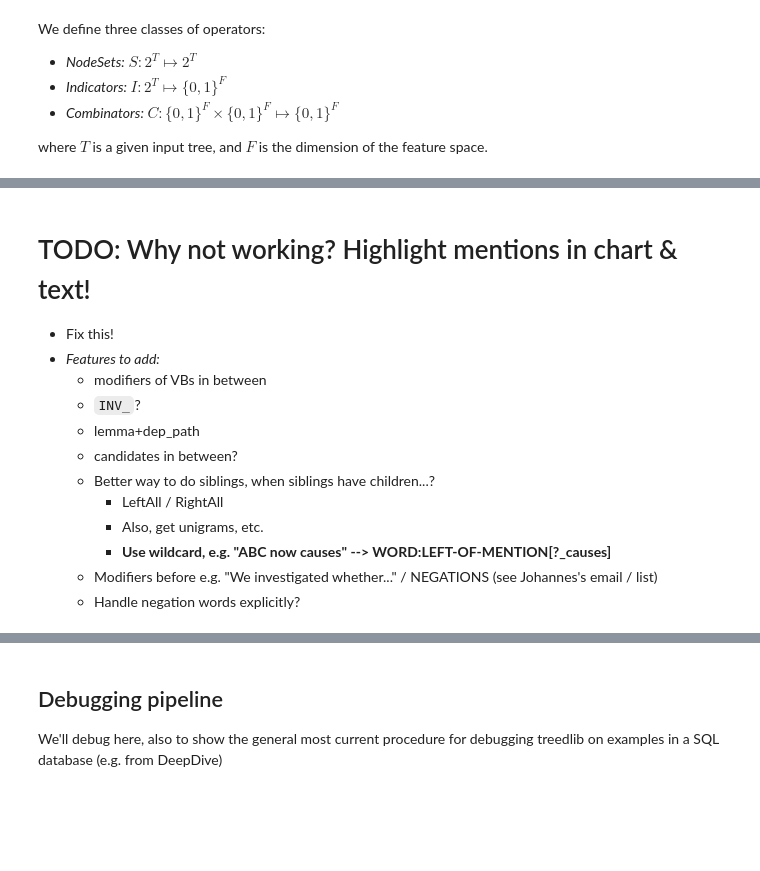
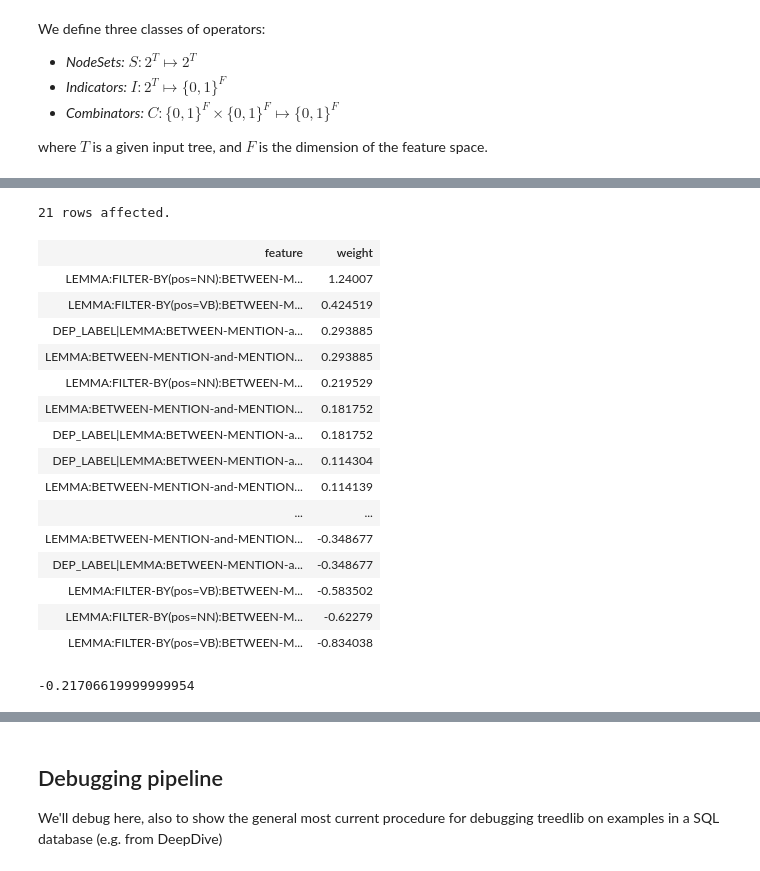
Before and after one commit to HazyResearch/treedlib, a Jupyter notebook: treedlib.ipynb, the cells around one changed output, grey strips where cells are left out. Drawn from its saved outputs; the diff is of its cells as text; code cells hidden in the pictures; blank space fills up the shorter version.

```diff
--- a/treedlib.ipynb
+++ b/treedlib.ipynb
@@ -26,0 +49,3 @@ where $T$ is a given input tree, and $F$ is the dimension of the feature space.
+# %%
+relation_id = false_negs[19]
+relation_id
@@ -39,15 +79,0 @@ Indicator(Between(Mention(0), Mention(1)), 'lemma').print_apply(xt.root, [gidxs,
-# %% [markdown]
-# TODO: Why not working?  Highlight mentions in chart & text!
-
-* Fix this!
-* _Features to add:_
-    * modifiers of VBs in between
-    * `INV_`?
-    * lemma+dep_path
-    * candidates in between?
-    * Better way to do siblings, when siblings have children...?
-        * LeftAll / RightAll
-        * Also, get unigrams, etc.
-        * **Use wildcard, e.g. "ABC now causes" --> WORD:LEFT-OF-MENTION[?_causes]**
-    * Modifiers before e.g. "We investigated whether..." / NEGATIONS (see Johannes's email / list)
-    * Handle negation words explicitly?
@@ -75,0 +80,34 @@ Indicator(Parent(Between(Mention(0), Mention(1))), 'word').print_apply(xt.root,
+# %%
+%%sql
+-- Get the features + weights for an example
+SELECT f.feature, w.weight
+FROM
+    genepheno_features f,
+    dd_inference_result_variables_mapped_weights w
+WHERE
+    f.relation_id = :relation_id
+    AND w.description = 'inf_istrue_genepheno_causation_inference--' || f.feature
+ORDER BY w.weight DESC;
+# %% [output]
+21 rows affected.
+| feature | weight |
+| LEMMA:FILTER-BY(pos=NN):BETWEEN-M... | 1.24007 |
+| LEMMA:FILTER-BY(pos=VB):BETWEEN-M... | 0.424519 |
+| DEP_LABEL|LEMMA:BETWEEN-MENTION-a... | 0.293885 |
+| LEMMA:BETWEEN-MENTION-and-MENTION... | 0.293885 |
+| LEMMA:FILTER-BY(pos=NN):BETWEEN-M... | 0.219529 |
+| LEMMA:BETWEEN-MENTION-and-MENTION... | 0.181752 |
+| DEP_LABEL|LEMMA:BETWEEN-MENTION-a... | 0.181752 |
+| DEP_LABEL|LEMMA:BETWEEN-MENTION-a... | 0.114304 |
+| LEMMA:BETWEEN-MENTION-and-MENTION... | 0.114139 |
+| ... | ... |
+| LEMMA:BETWEEN-MENTION-and-MENTION... | -0.348677 |
+| DEP_LABEL|LEMMA:BETWEEN-MENTION-a... | -0.348677 |
+| LEMMA:FILTER-BY(pos=VB):BETWEEN-M... | -0.583502 |
+| LEMMA:FILTER-BY(pos=NN):BETWEEN-M... | -0.62279 |
+| LEMMA:FILTER-BY(pos=VB):BETWEEN-M... | -0.834038 |
+# %%
+res = _
+sum(r[1] for r in res)
+# %% [output]
+-0.21706619999999954
```
Also changed, not shown: parts of 21 cells of this notebook.
